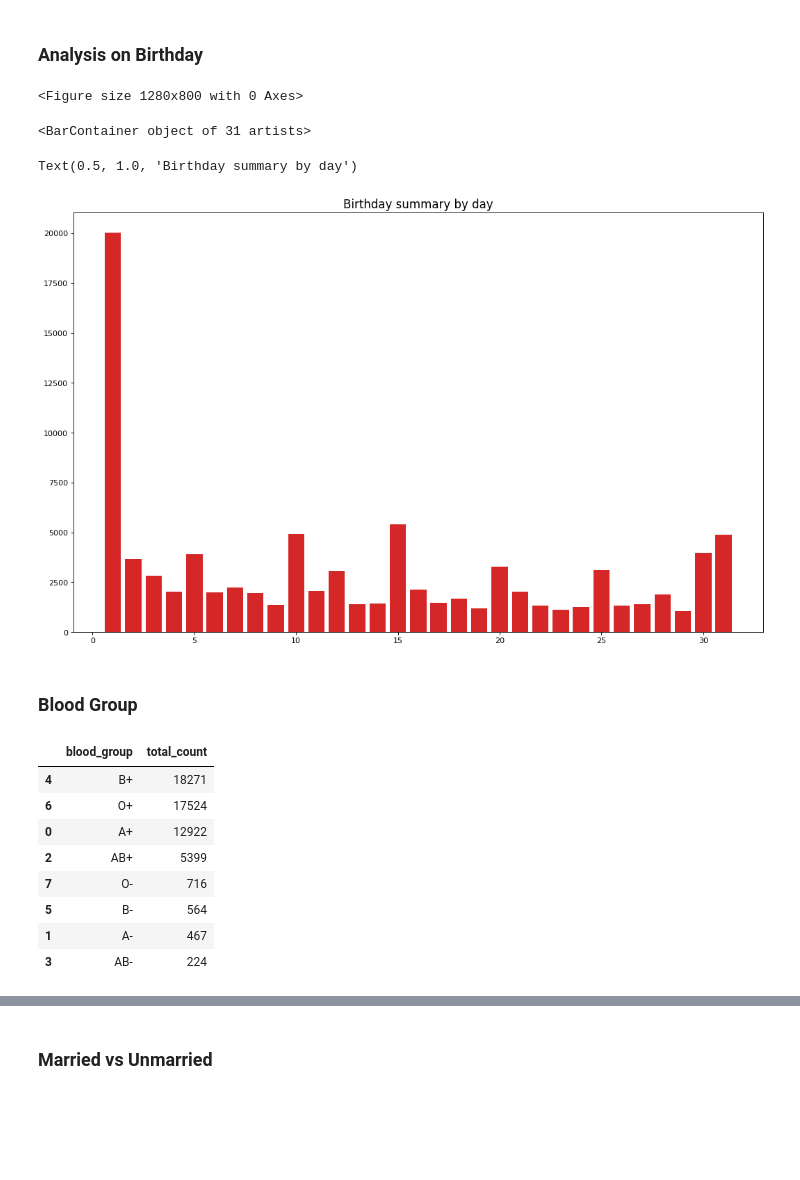
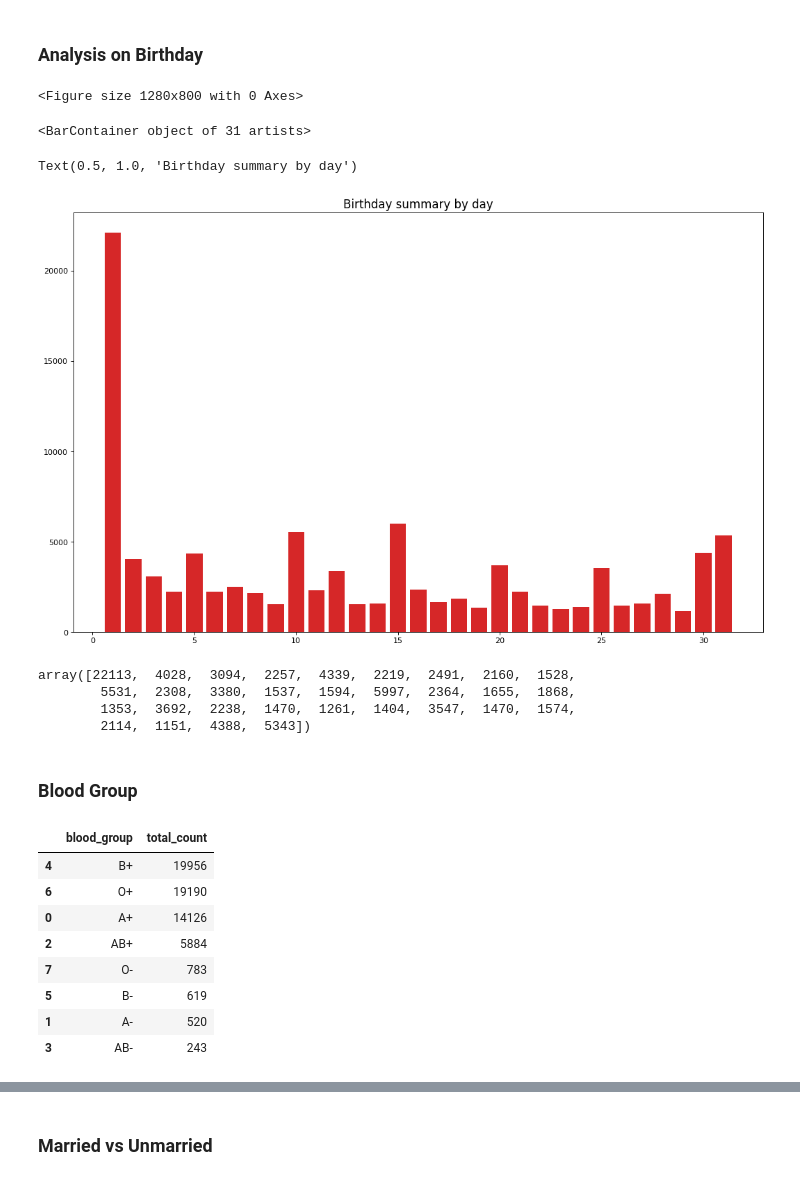
Before and after one commit to shahid-ullah/data_analysis, a Jupyter notebook: notebooks/tappware/dnothi/table_employee_records.ipynb, the cells around one changed output, grey strips where cells are left out. Cells and saved outputs as stored; diff of their text form; code cells hidden in the pictures; blank space fills up the shorter version.

```diff
--- a/notebooks/tappware/dnothi/table_employee_records.ipynb
+++ b/notebooks/tappware/dnothi/table_employee_records.ipynb
@@ -14,6 +19,7 @@ def load_dataframe(path=None, nrows=100000):
         path = '~/data_analysis/data/tappware/dnothi/employee_records.csv'
     return pd.read_csv(path, nrows=nrows)
 # %%
-df = load_dataframe()
+df = load_dataframe(nrows=None)
+# df = load_dataframe()
 df.shape
 # %% [output]
@@ -145,22 +154,42 @@ df_birthday = df_birthday.groupby(df_birthday.date_of_birth.dt.day).size().reset
 plt.figure(figsize=(16,10), dpi= 80)
 plt.bar('date_of_birth', 'counts', data=df_birthday, color='tab:red')
 plt.title("Birthday summary by day", fontsize=15)
+image_path = os.path.join(image_base_path, 'birth_day.jpg')
+plt.savefig(image_path)
+plt.show()
 # %% [output]
 <Figure size 1280x800 with 0 Axes>
 <BarContainer object of 31 artists>
 Text(0.5, 1.0, 'Birthday summary by day')
-[figure, old version]
+[figure, new version]
+# %%
+# birthday_data = {}
+# for day, birthday_count in zip(list(df_birthday.date_of_birth), list(df_birthday.counts)):
+#     birthday_data[str(day)] = birthday_count
+
+# birthday_data
+df_birthday.counts.values
+# %% [output]
+array([22113,  4028,  3094,  2257,  4339,  2219,  2491,  2160,  1528,
+        5531,  2308,  3380,  1537,  1594,  5997,  2364,  1655,  1868,
+        1353,  3692,  2238,  1470,  1261,  1404,  3547,  1470,  1574,
+        2114,  1151,  4388,  5343])
 # %% [markdown]
 ### Blood Group
 # %%
-df.groupby('blood_group').size().reset_index(name='total_count').sort_values(by='total_count', ascending= False)
+df_blood_group = df.groupby('blood_group').size().reset_index(name='total_count').sort_values(by='total_count', ascending= False)
+# x['blood_group'].value_counts(normalize=True).mul(100).round(1).astype(str) + '%'
+# x.blood_group.value_counts()
+# x['percent'] = (x['total_count'] / x['total_count'].sum()) * 100
+# # x.plot.bar('percent')
+df_blood_group
 # %% [output]
 |  | blood_group | total_count |
-| 4 | B+ | 18271 |
-| 6 | O+ | 17524 |
-| 0 | A+ | 12922 |
-| 2 | AB+ | 5399 |
-| 7 | O- | 716 |
-| 5 | B- | 564 |
-| 1 | A- | 467 |
-| 3 | AB- | 224 |
+| 4 | B+ | 19956 |
+| 6 | O+ | 19190 |
+| 0 | A+ | 14126 |
+| 2 | AB+ | 5884 |
+| 7 | O- | 783 |
+| 5 | B- | 619 |
+| 1 | A- | 520 |
+| 3 | AB- | 243 |
```
Also changed, not shown: parts of 11 cells of this notebook, 3 other files.
